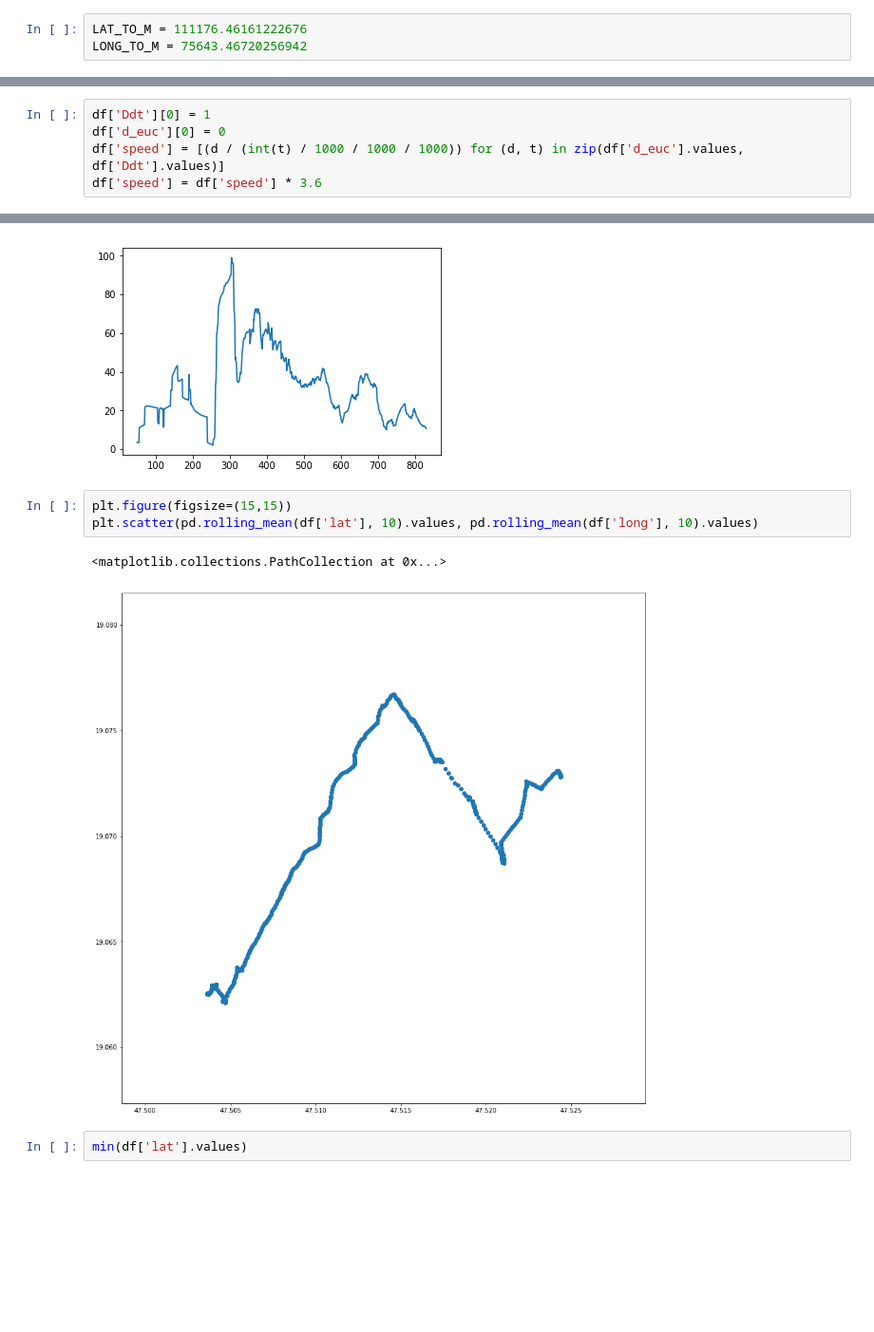
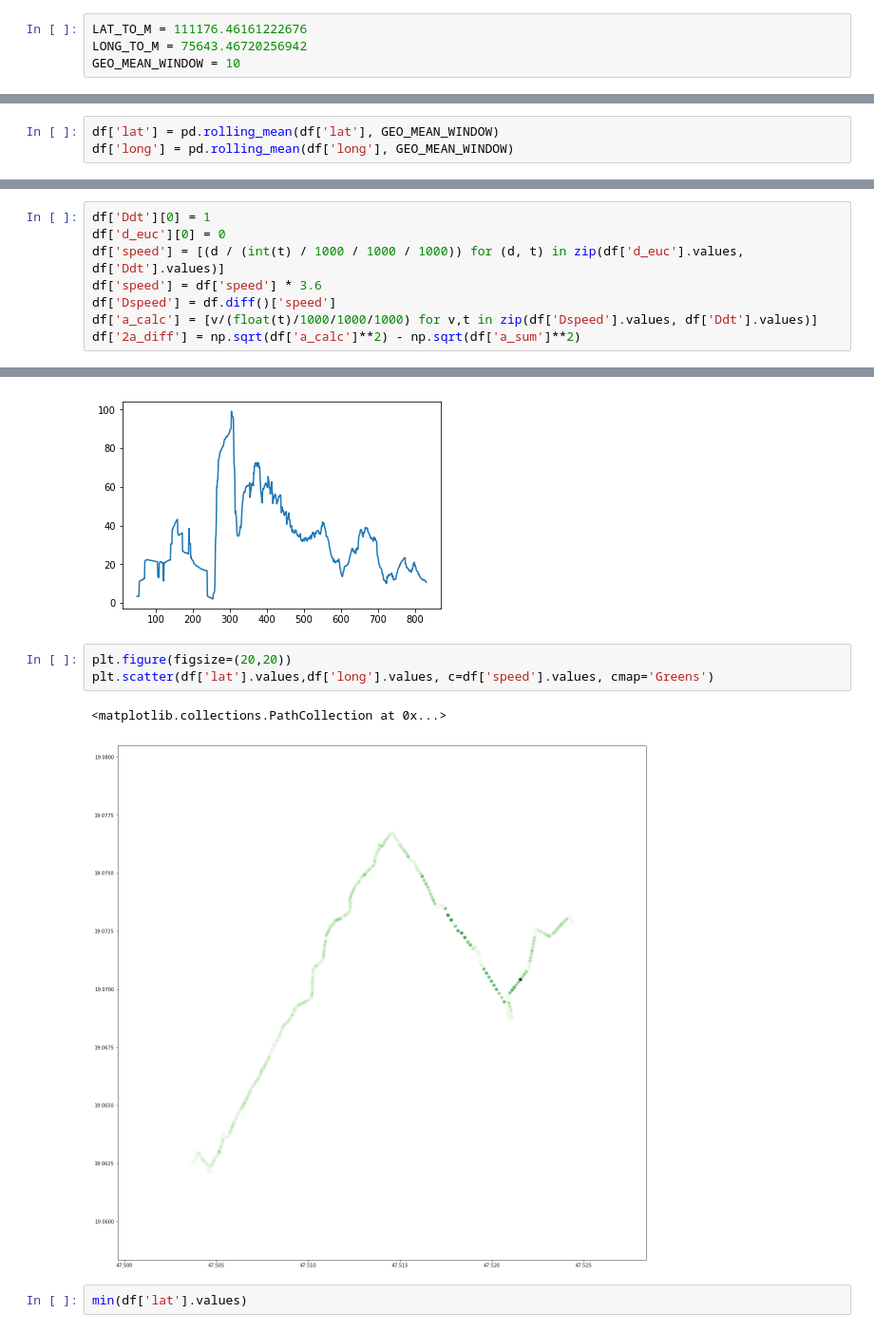
Before and after one commit to tempflip/kalman_filters, a Jupyter notebook: geo1_plot.ipynb, the cells around one changed output, grey strips where cells are left out. Shown: that part at 95% size. Saved outputs shown, nothing was run; the diff lists cells and outputs as text; blank space fills up the shorter version.

```diff
--- a/geo1_plot.ipynb
+++ b/geo1_plot.ipynb
@@ -10,5 +10,9 @@ import math
 # %%
 LAT_TO_M = 111176.46161222676
 LONG_TO_M = 75643.46720256942
+GEO_MEAN_WINDOW = 10
 # %%
 df = pd.read_csv('towork1.csv')
+# %%
+df['lat'] = pd.rolling_mean(df['lat'], GEO_MEAN_WINDOW)
+df['long'] = pd.rolling_mean(df['long'], GEO_MEAN_WINDOW)
@@ -29,6 +34,9 @@ df['Ddt'][0] = 1
 df['d_euc'][0] = 0
 df['speed'] = [(d / (int(t) / 1000 / 1000 / 1000)) for (d, t) in zip(df['d_euc'].values, df['Ddt'].values)]
 df['speed'] = df['speed'] * 3.6
+df['Dspeed'] = df.diff()['speed']
+df['a_calc'] = [v/(float(t)/1000/1000/1000) for v,t in zip(df['Dspeed'].values, df['Ddt'].values)]
+df['2a_diff'] = np.sqrt(df['a_calc']**2) - np.sqrt(df['a_sum']**2)
 # %% [output]
 A value is trying to be set on a copy of a slice from a DataFrame
 
@@ -102,11 +81,11 @@ plt.plot(pd.rolling_mean(df['speed'],50))
 [<matplotlib.lines.Line2D at 0x...>]
 [figure]
 # %%
-plt.figure(figsize=(15,15))
-plt.scatter(pd.rolling_mean(df['lat'], 10).values, pd.rolling_mean(df['long'], 10).values)
+plt.figure(figsize=(20,20))
+plt.scatter(df['lat'].values,df['long'].values, c=df['speed'].values, cmap='Greens')
 # %% [output]
 <matplotlib.collections.PathCollection at 0x...>
-[figure, old version]
+[figure, new version]
 # %%
 min(df['lat'].values)
 # %% [output]
```
Also changed, not shown: parts of 8 cells of this notebook, 1 other file.
